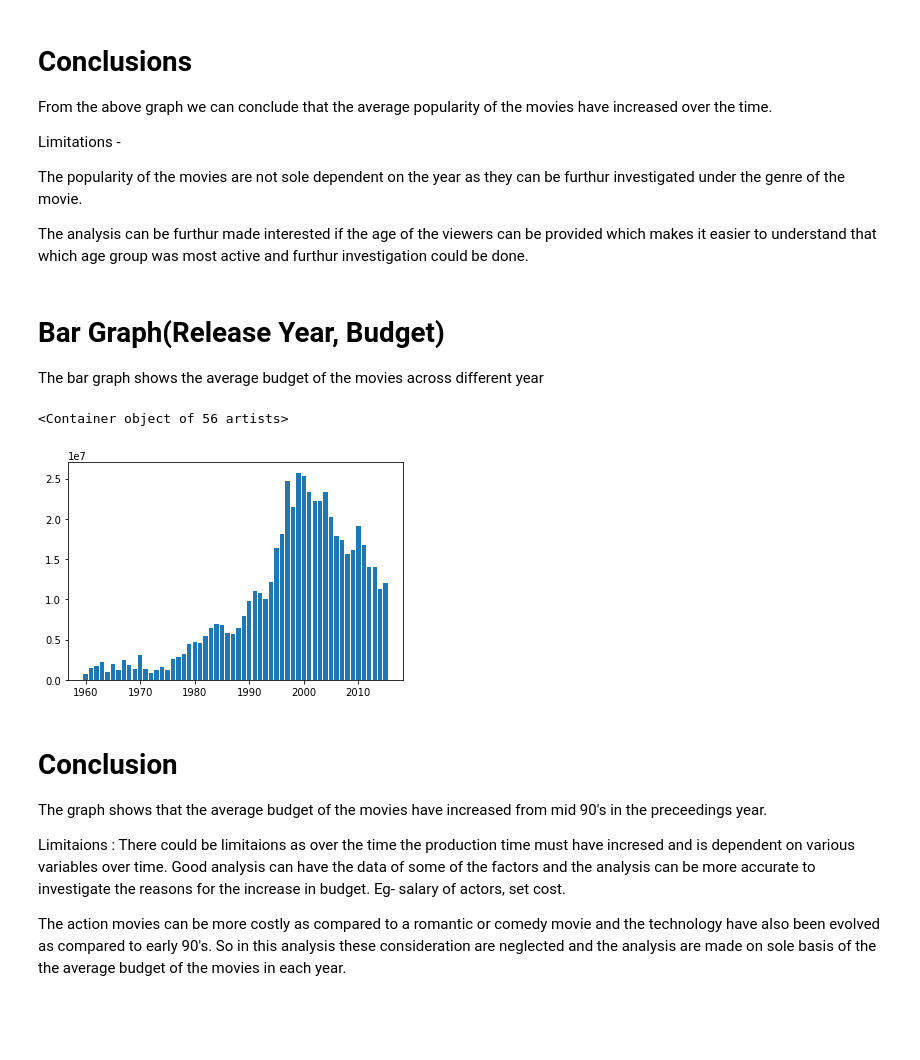
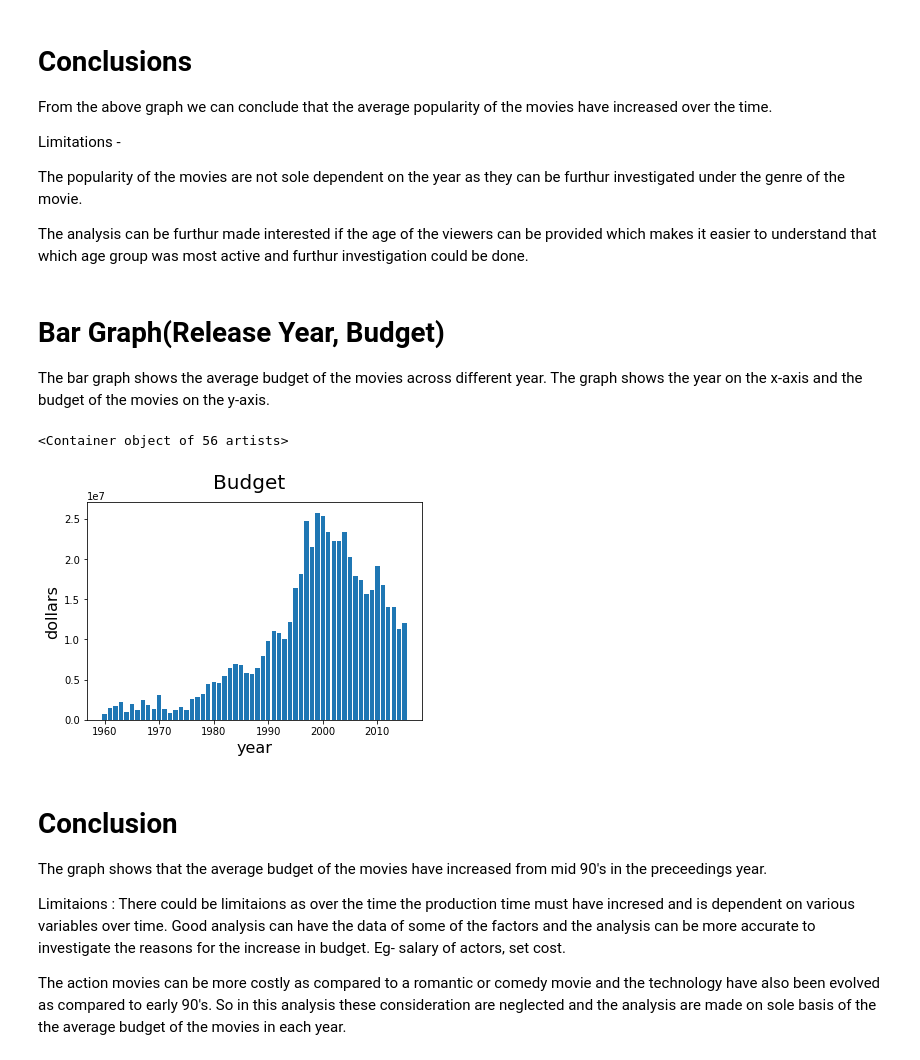
Before and after one commit to deepaksharma1992/Machine-Learning-Foundation-Nanodegree, a Jupyter notebook: Explore the Dataset/TMDb Movie Data.ipynb, the cells around one changed output. Drawn from its saved outputs; the diff is of its cells as text; code cells hidden in the pictures; blank space fills up the shorter version.

```diff
--- a/Explore the Dataset/TMDb Movie Data.ipynb
+++ b/Explore the Dataset/TMDb Movie Data.ipynb
@@ -66,12 +100,18 @@ The popularity of the movies are not sole dependent on the year as they can be f
 The analysis can be furthur made interested if the age of the viewers can be provided which makes it easier to understand that which age group was most active and furthur investigation could be done.
 # %% [markdown]
 # Bar Graph(Release Year, Budget)
-The bar graph shows the average budget of the movies across different year
+The bar graph shows the average budget of the movies across different year.
+The graph shows the year on the x-axis and the budget of the movies on the y-axis.
-# %%
-plt.bar(data_movie['release_year'],data_movie['budget'])
-# %% [output]
-<Container object of 56 artists>
-[figure, removed]
+# %%
+fig = plt.figure()
+fig.suptitle('Budget', fontsize=20)
+
+plt.xlabel('year', fontsize=16)
+plt.ylabel('dollars', fontsize=16)
+plt.bar(data_movie['release_year'],data_movie['budget'])
+# %% [output]
+<Container object of 56 artists>
+[figure, added]
 # %% [markdown]
 # Conclusion
 The graph shows that the average budget of the movies have increased from mid 90's in the preceedings year.
```
Also changed, not shown: parts of 29 cells of this notebook, 6 other files.
